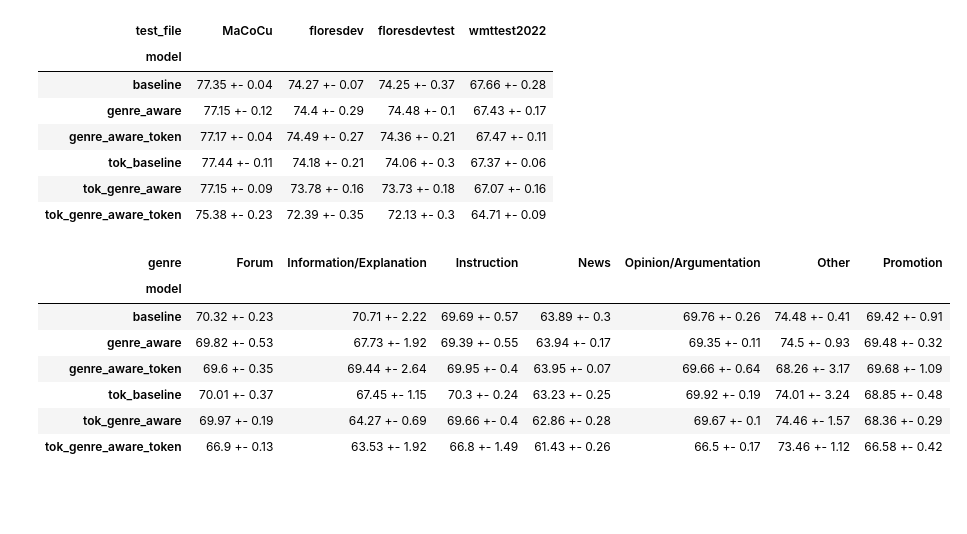
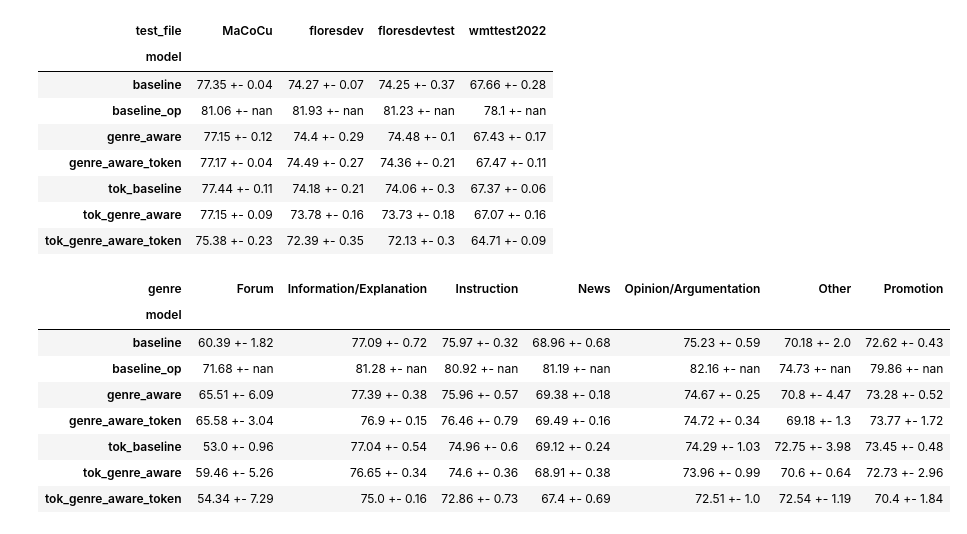
Before and after one commit to Malina03/Genre-enabled-NMT, a Jupyter notebook: analysis_notebooks/results.ipynb, the cells around one changed output. Cells and saved outputs as stored; diff of their text form; code cells hidden in the pictures; blank space fills up the shorter version.

```diff
--- a/analysis_notebooks/results.ipynb
+++ b/analysis_notebooks/results.ipynb
@@ -19,6 +78,9 @@ res_hr
 # %%
 res_hr = pd.read_csv('../results/hr/from_scratch_comet_scores.csv')
 # combine as strings comet_mean * 100 rounded to 2 decimals +- comet_std rounded to 2 decimals * 100
+opus = pd.read_csv('../results/hr/opus_comet_scores.csv')
+opus['comet'] = opus['comet_mean']
+res_hr = pd.concat([res_hr,opus])
 res_hr['comet'] = (res_hr['comet_mean']*100).round(2).astype(str) + ' +- ' + (res_hr['comet_std']*100).round(2).astype(str)
 # pivot
 res_hr = res_hr.pivot(index='model', columns='test_file', values='comet')
@@ -27,6 +89,7 @@ res_hr
 | test_file | MaCoCu | floresdev | floresdevtest | wmttest2022 |
 | model |  |  |  |  |
 | baseline | 77.35 +- 0.04 | 74.27 +- 0.07 | 74.25 +- 0.37 | 67.66 +- 0.28 |
+| baseline_op | 81.06 +- nan | 81.93 +- nan | 81.23 +- nan | 78.1 +- nan |
 | genre_aware | 77.15 +- 0.12 | 74.4 +- 0.29 | 74.48 +- 0.1 | 67.43 +- 0.17 |
 | genre_aware_token | 77.17 +- 0.04 | 74.49 +- 0.27 | 74.36 +- 0.21 | 67.47 +- 0.11 |
 | tok_baseline | 77.44 +- 0.11 | 74.18 +- 0.21 | 74.06 +- 0.3 | 67.37 +- 0.06 |
@@ -35,31 +98,35 @@ res_hr
 # %%
 res_hr = pd.read_csv('../results/hr/from_scratch_comet_scores_per_genre.csv')
 # only keep models baseline and genre_aware_token
 # res_hr = res_hr[res_hr['model'].isin(['baseline', 'genre_aware_token'])]
 # only keep results on MaCoCu
-res_hr = res_hr[res_hr['test_file'] == 'wmttest2022']
+opus = pd.read_csv('../results/hr/opus_comet_scores_per_genre.csv')
+opus['comet'] = opus['comet_mean']
+res_hr = pd.concat([res_hr,opus])
+res_hr = res_hr[res_hr['test_file'] == 'floresdevtest']
 # aggregate over genres test files and models
 # comet_mean * 100
 res_hr['comet_mean'] = res_hr['comet_mean']*100
 res_hr = res_hr.groupby(['model', 'genre', 'test_file']).agg({'comet_mean': ['mean', 'std']})
 # drop level 1 of multiindex
 res_hr.columns = res_hr.columns.droplevel(0)
 #reste index
 res_hr = res_hr.reset_index()
 # combine as strings comet_mean * 100 rounded to 2 decimals +- comet_std rounded to 2 decimals * 100
 res_hr['comet'] = (res_hr['mean']).round(2).astype(str) + ' +- ' + (res_hr['std']).round(2).astype(str)
 # pivot
 res_hr = res_hr.pivot(index='model', columns='genre', values='comet')
 res_hr
 # %% [output]
 | genre | Forum | Information/Explanation | Instruction | News | Opinion/Argumentation | Other | Promotion |
 | model |  |  |  |  |  |  |  |
-| baseline | 70.32 +- 0.23 | 70.71 +- 2.22 | 69.69 +- 0.57 | 63.89 +- 0.3 | 69.76 +- 0.26 | 74.48 +- 0.41 | 69.42 +- 0.91 |
-| genre_aware | 69.82 +- 0.53 | 67.73 +- 1.92 | 69.39 +- 0.55 | 63.94 +- 0.17 | 69.35 +- 0.11 | 74.5 +- 0.93 | 69.48 +- 0.32 |
-| genre_aware_token | 69.6 +- 0.35 | 69.44 +- 2.64 | 69.95 +- 0.4 | 63.95 +- 0.07 | 69.66 +- 0.64 | 68.26 +- 3.17 | 69.68 +- 1.09 |
-| tok_baseline | 70.01 +- 0.37 | 67.45 +- 1.15 | 70.3 +- 0.24 | 63.23 +- 0.25 | 69.92 +- 0.19 | 74.01 +- 3.24 | 68.85 +- 0.48 |
-| tok_genre_aware | 69.97 +- 0.19 | 64.27 +- 0.69 | 69.66 +- 0.4 | 62.86 +- 0.28 | 69.67 +- 0.1 | 74.46 +- 1.57 | 68.36 +- 0.29 |
-| tok_genre_aware_token | 66.9 +- 0.13 | 63.53 +- 1.92 | 66.8 +- 1.49 | 61.43 +- 0.26 | 66.5 +- 0.17 | 73.46 +- 1.12 | 66.58 +- 0.42 |
+| baseline | 60.39 +- 1.82 | 77.09 +- 0.72 | 75.97 +- 0.32 | 68.96 +- 0.68 | 75.23 +- 0.59 | 70.18 +- 2.0 | 72.62 +- 0.43 |
+| baseline_op | 71.68 +- nan | 81.28 +- nan | 80.92 +- nan | 81.19 +- nan | 82.16 +- nan | 74.73 +- nan | 79.86 +- nan |
+| genre_aware | 65.51 +- 6.09 | 77.39 +- 0.38 | 75.96 +- 0.57 | 69.38 +- 0.18 | 74.67 +- 0.25 | 70.8 +- 4.47 | 73.28 +- 0.52 |
+| genre_aware_token | 65.58 +- 3.04 | 76.9 +- 0.15 | 76.46 +- 0.79 | 69.49 +- 0.16 | 74.72 +- 0.34 | 69.18 +- 1.3 | 73.77 +- 1.72 |
+| tok_baseline | 53.0 +- 0.96 | 77.04 +- 0.54 | 74.96 +- 0.6 | 69.12 +- 0.24 | 74.29 +- 1.03 | 72.75 +- 3.98 | 73.45 +- 0.48 |
+| tok_genre_aware | 59.46 +- 5.26 | 76.65 +- 0.34 | 74.6 +- 0.36 | 68.91 +- 0.38 | 73.96 +- 0.99 | 70.6 +- 0.64 | 72.73 +- 2.96 |
+| tok_genre_aware_token | 54.34 +- 7.29 | 75.0 +- 0.16 | 72.86 +- 0.73 | 67.4 +- 0.69 | 72.51 +- 1.0 | 72.54 +- 1.19 | 70.4 +- 1.84 |
 # %%
 # fine-tuning results
 res_hr = pd.read_csv('../results/hr/fine_tune_bleu_scores.csv')
```
Also changed, not shown: parts of 21 cells of this notebook, 1 other file.
